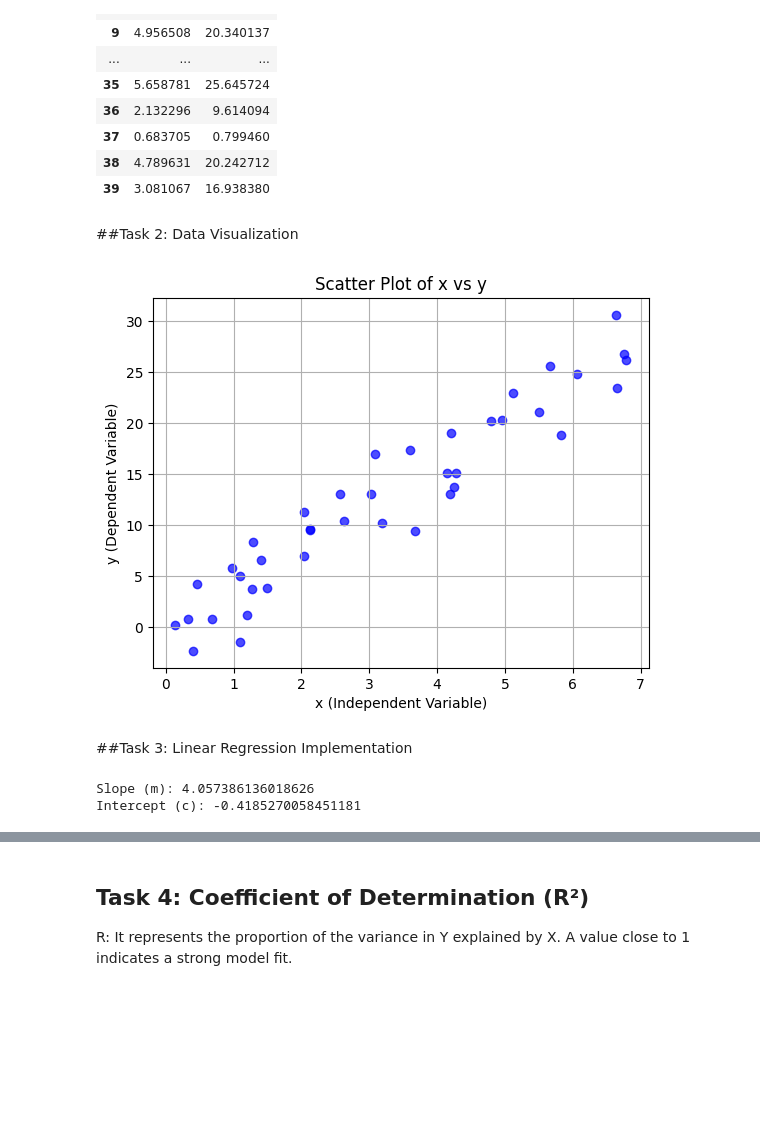
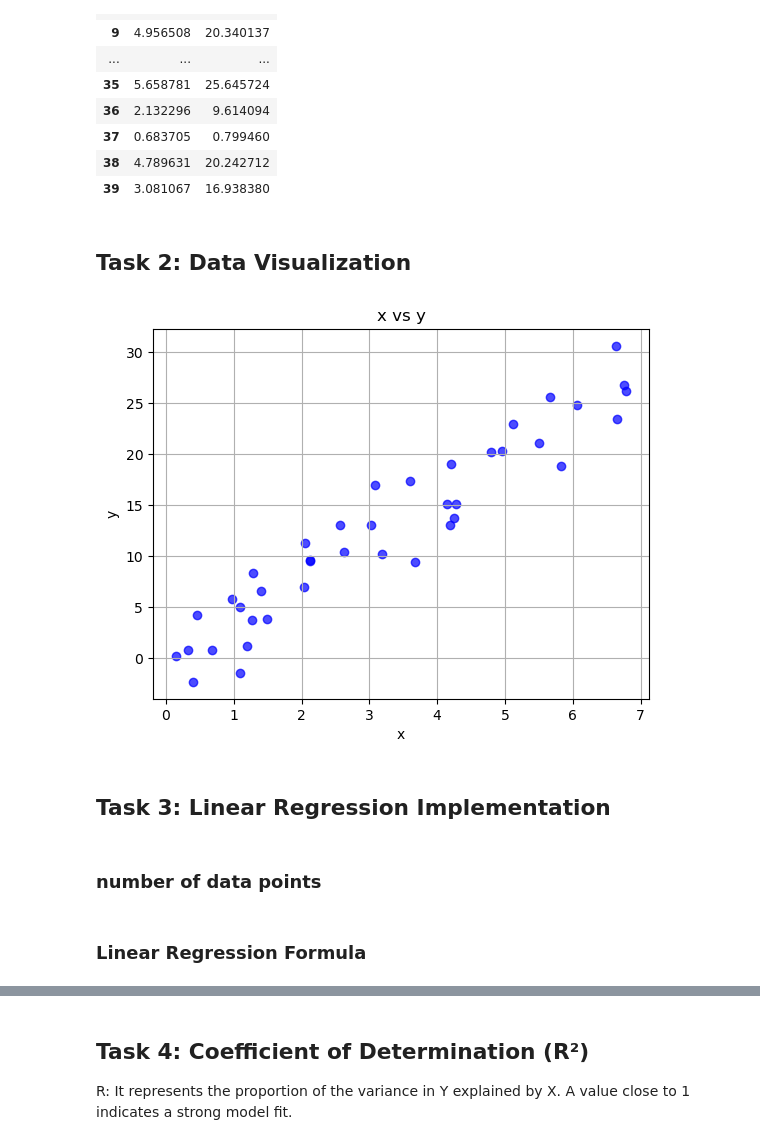
Before and after one commit to rifah07/Data-Science, a Jupyter notebook: Assignmet_2/Task_1.ipynb, the cells around one changed output, grey strips where cells are left out. Saved outputs shown, nothing was run; the diff lists cells and outputs as text; code cells hidden in the pictures; blank space fills up the shorter version.

Commit message:
Task_1 file updated

```diff
--- a/Assignmet_2/Task_1.ipynb
+++ b/Assignmet_2/Task_1.ipynb
@@ -37,40 +37,18 @@ data
 | 38 | 4.789631 | 20.242712 |
 | 39 | 3.081067 | 16.938380 |
 # %% [markdown]
-##Task 2: Data Visualization
+## Task 2: Data Visualization
 # %%
 # Scatter plot
 plt.scatter(data['x'], data['y'], color='blue', alpha=0.7)
-plt.title('Scatter Plot of x vs y')
-plt.xlabel('x (Independent Variable)')
-plt.ylabel('y (Dependent Variable)')
+plt.title('x vs y')
+plt.xlabel('x')
+plt.ylabel('y')
 plt.grid()
 plt.show()
 # %% [output]
-[figure, old version]
+[figure, new version]
 # %% [markdown]
-##Task 3: Linear Regression Implementation
+## Task 3: Linear Regression Implementation
-# %%
-#number of data points
-n= len(x)
-
-#calculate slope (m) and intercept (c) using formulas
-sum_x= np.sum(x)
-sum_y= np.sum(y)
-sum_xy= np.sum(x*y)
-sum_x2= np.sum(x**2)
-
-# Slope (m)
-m = (n*sum_xy - sum_x*sum_y) / (n* sum_x2 - sum_x**2)
-
-# Intercept (c)
-c=(sum_y - m * sum_x) / n
-
-print(f"Slope (m): {m}")
-print(f"Intercept (c): {c}")
-
-# Step 2: Predict Y values
-y_pred= m * x + c
-# %% [output]
-Slope (m): 4.057386136018626
-Intercept (c): -0.4185270058451181
+# %% [markdown]
+### number of data points
@@ -76,0 +58,2 @@ Intercept (c): -0.4185270058451181
+# %% [markdown]
+### Linear Regression Formula
```
Also changed, not shown: parts of 48 cells of this notebook.
